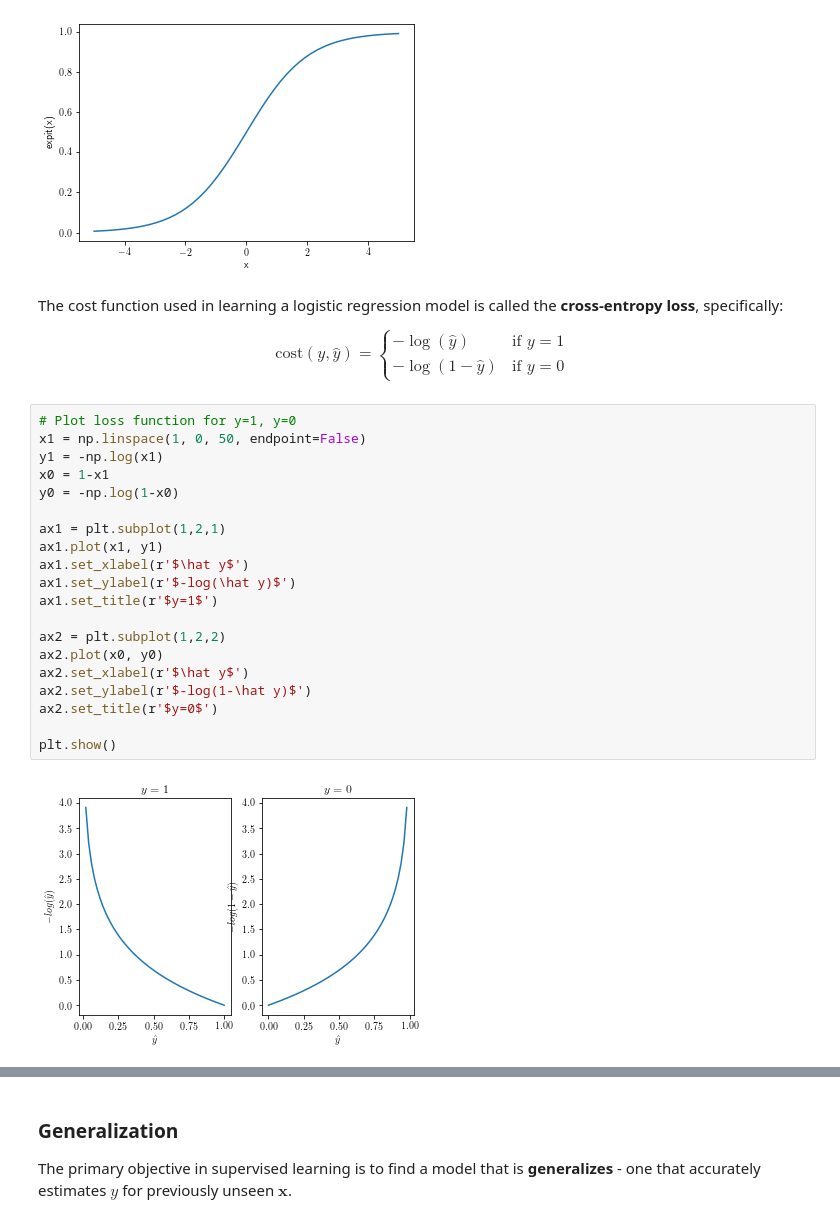
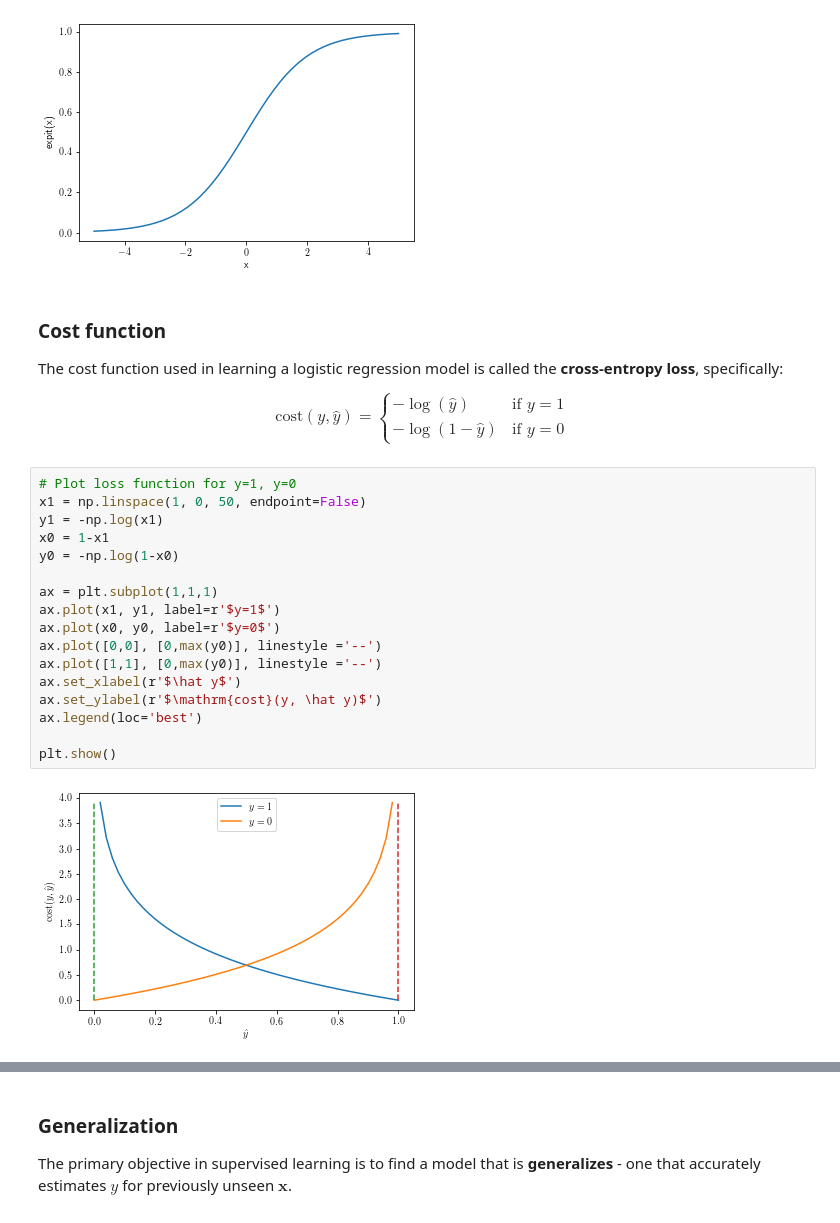
Before and after one commit to sverchkov/bmi-773-content, a Jupyter notebook: ml-lecture-2020-03-23.ipynb, the cells around one changed output, grey strips where cells are left out. Drawn from its saved outputs; the diff is of its cells as text.

```diff
--- a/ml-lecture-2020-03-23.ipynb
+++ b/ml-lecture-2020-03-23.ipynb
@@ -132,6 +139,8 @@ plt.show()
 # %% [output]
 [figure]
 # %% [markdown]
+### Cost function
+
 The cost function used in learning a logistic regression model is called the **cross-entropy loss**, specifically:
 
 $$ \mathrm{cost}(y, \hat y) =
@@ -142,23 +151,20 @@ $$ \mathrm{cost}(y, \hat y) =
 # %%
 # Plot loss function for y=1, y=0
 x1 = np.linspace(1, 0, 50, endpoint=False)
 y1 = -np.log(x1)
 x0 = 1-x1
 y0 = -np.log(1-x0)
 
-ax1 = plt.subplot(1,2,1)
-ax1.plot(x1, y1)
-ax1.set_xlabel(r'$\hat y$')
-ax1.set_ylabel(r'$-log(\hat y)$')
-ax1.set_title(r'$y=1$')
-
-ax2 = plt.subplot(1,2,2)
-ax2.plot(x0, y0)
-ax2.set_xlabel(r'$\hat y$')
-ax2.set_ylabel(r'$-log(1-\hat y)$')
-ax2.set_title(r'$y=0$')
+ax = plt.subplot(1,1,1)
+ax.plot(x1, y1, label=r'$y=1$')
+ax.plot(x0, y0, label=r'$y=0$')
+ax.plot([0,0], [0,max(y0)], linestyle ='--')
+ax.plot([1,1], [0,max(y0)], linestyle ='--')
+ax.set_xlabel(r'$\hat y$')
+ax.set_ylabel(r'$\mathrm{cost}(y, \hat y)$')
+ax.legend(loc='best')
 
 plt.show()
 # %% [output]
-[figure, old version]
+[figure, new version]
 # %% [markdown]
```
Also changed, not shown: parts of 27 cells of this notebook, 1 other file.
